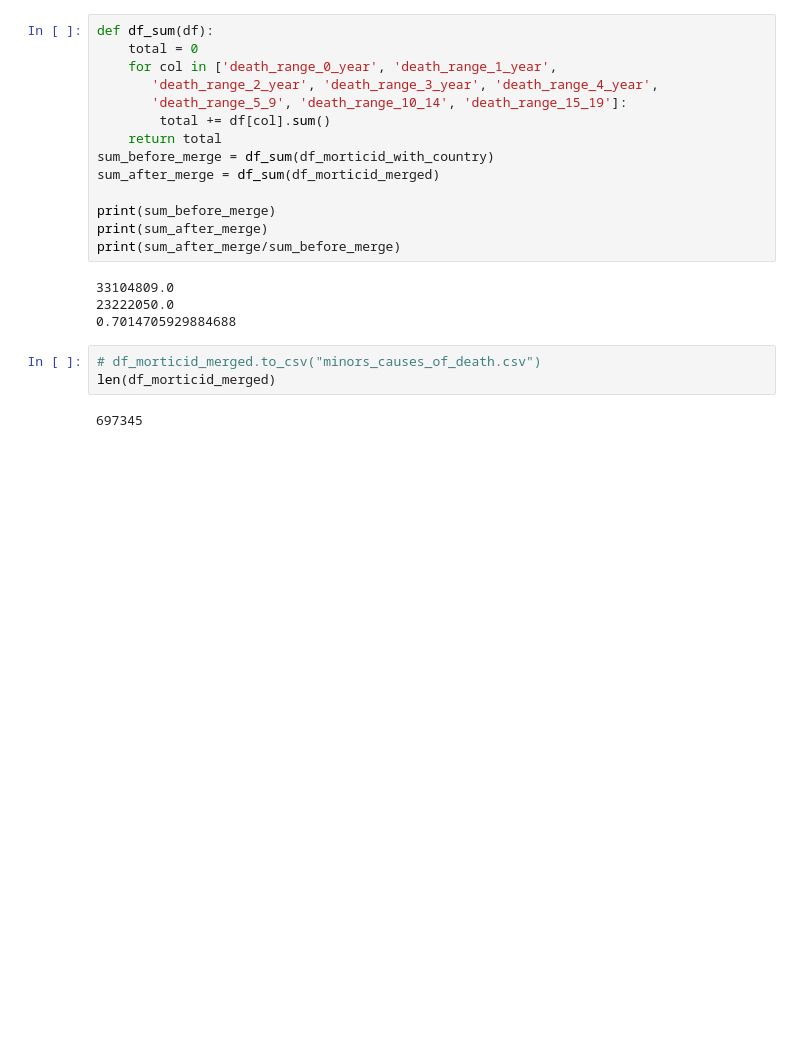
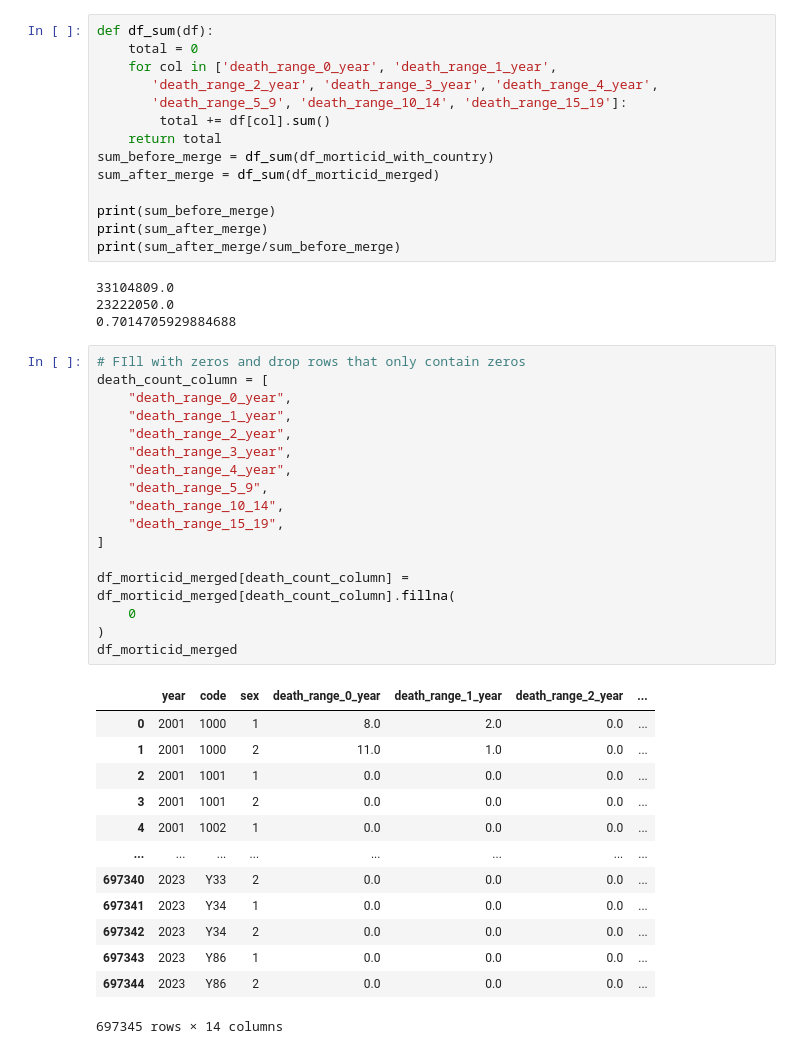
Before and after one commit to msharaf315/data_visualization, a Jupyter notebook: task_two/EDA.ipynb, the cells around one changed output. Saved outputs shown, nothing was run; the diff lists cells and outputs as text; blank space fills up the shorter version.

Commit message:
filtered zero rows

```diff
--- a/task_two/EDA.ipynb
+++ b/task_two/EDA.ipynb
@@ -291,8 +291,34 @@ print(sum_after_merge/sum_before_merge)
 33104809.0
 23222050.0
 0.7014705929884688
-# %%
-# df_morticid_merged.to_csv("minors_causes_of_death.csv")
-len(df_morticid_merged)
-# %% [output]
-697345
+# %%
+# FIll with zeros and drop rows that only contain zeros
+death_count_column = [
+    "death_range_0_year",
+    "death_range_1_year",
+    "death_range_2_year",
+    "death_range_3_year",
+    "death_range_4_year",
+    "death_range_5_9",
+    "death_range_10_14",
+    "death_range_15_19",
+]
+
+df_morticid_merged[death_count_column] = df_morticid_merged[death_count_column].fillna(
+    0
+)
+df_morticid_merged
+# %% [output]
+|  | year | code | sex | death_range_0_year | death_range_1_year | death_range_2_year | ... |
+| 0 | 2001 | 1000 | 1 | 8.0 | 2.0 | 0.0 | ... |
+| 1 | 2001 | 1000 | 2 | 11.0 | 1.0 | 0.0 | ... |
+| 2 | 2001 | 1001 | 1 | 0.0 | 0.0 | 0.0 | ... |
+| 3 | 2001 | 1001 | 2 | 0.0 | 0.0 | 0.0 | ... |
+| 4 | 2001 | 1002 | 1 | 0.0 | 0.0 | 0.0 | ... |
+| ... | ... | ... | ... | ... | ... | ... | ... |
+| 697340 | 2023 | Y33 | 2 | 0.0 | 0.0 | 0.0 | ... |
+| 697341 | 2023 | Y34 | 1 | 0.0 | 0.0 | 0.0 | ... |
+| 697342 | 2023 | Y34 | 2 | 0.0 | 0.0 | 0.0 | ... |
+| 697343 | 2023 | Y86 | 1 | 0.0 | 0.0 | 0.0 | ... |
+| 697344 | 2023 | Y86 | 2 | 0.0 | 0.0 | 0.0 | ... |
+697345 rows × 14 columns
```
Also changed, not shown: parts of 4 cells of this notebook, 4 other files.
